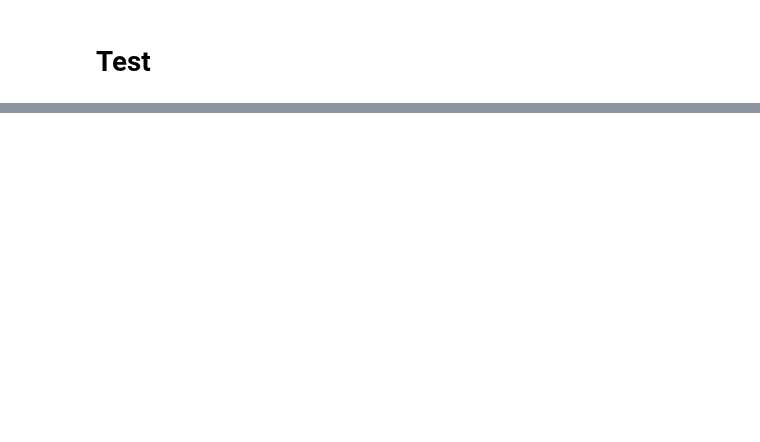
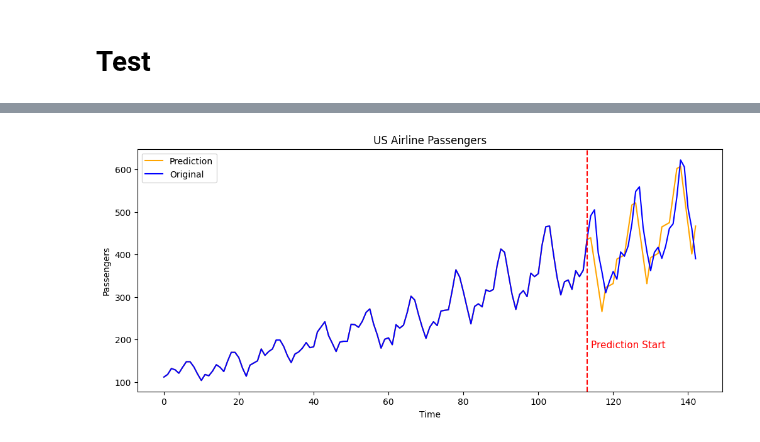
Before and after one commit to baobuiquang/ParallelLSTM, a Jupyter notebook: LSTM.ipynb, the cells around one changed output, grey strips where cells are left out. Cells and saved outputs as stored; diff of their text form; code cells hidden in the pictures; blank space fills up the shorter version.

```diff
--- a/LSTM.ipynb
+++ b/LSTM.ipynb
@@ -561,0 +696,4 @@ Prediction: ['A', 'A', 'B', 'EOS', 'EOS', 'EOS']
+# %%
+prediction_data = raw_data[:prediction_starting_point] + prediction
+prediction_data = [int(e) for e in prediction_data]
+print(prediction_data)
@@ -561,0 +706,3 @@ Prediction: ['A', 'A', 'B', 'EOS', 'EOS', 'EOS']
+# %%
+df['Prediction_Encoded'] = prediction_data
+df
@@ -561,0 +731,13 @@ Prediction: ['A', 'A', 'B', 'EOS', 'EOS', 'EOS']
+# %%
+def prediction_decode(row):
+    centroid = centroids[-1]
+    for i, line in enumerate(sorted(devide_lines)):
+        if row['Prediction_Encoded'] == i:
+            centroid = centroids[i]
+    if row['Change_Normalized'] >= 0:
+        return centroid * row['Upper_Bound']
+    else:
+        return - centroid * row['Lower_Bound']
+df['Change_Prediction'] = df.apply(prediction_decode, axis=1)
+
+df
@@ -561,0 +758,10 @@ Prediction: ['A', 'A', 'B', 'EOS', 'EOS', 'EOS']
+# %%
+passengers_raw = df['Passengers'].to_list()
+passengers_pred = df['Change_Prediction'].to_list()[prediction_starting_point:]
+passengers_prediction = passengers_raw[:prediction_starting_point]
+for pred in passengers_pred:
+    passengers_prediction.append(passengers_prediction[-1] + pred)
+
+df['Passengers_Prediction'] = passengers_prediction
+
+df
@@ -561,0 +782,13 @@ Prediction: ['A', 'A', 'B', 'EOS', 'EOS', 'EOS']
+# %%
+plt.figure(figsize=(12, 5))
+plt.plot(df['Passengers_Prediction'], color='orange', label='Prediction')
+plt.plot(df['Passengers'], color='blue', label='Original')
+plt.xlabel('Time')
+plt.ylabel('Passengers')
+plt.title('US Airline Passengers')
+plt.axvline(x = int(prediction_start * len(df)) - 1, linestyle='--', color='red')
+plt.text(114, 180, 'Prediction Start', fontsize=11, color='red')
+plt.legend()
+plt.show()
+# %% [output]
+[figure, added]
```
Also changed, not shown: parts of 31 cells of this notebook.
